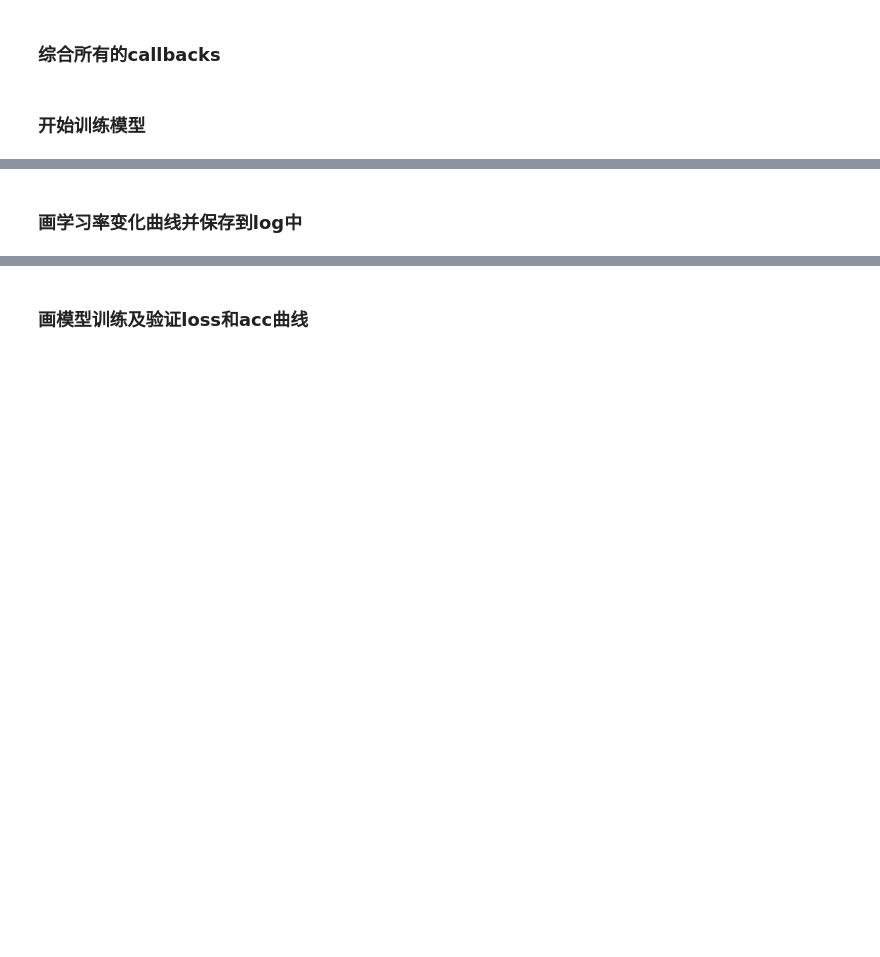
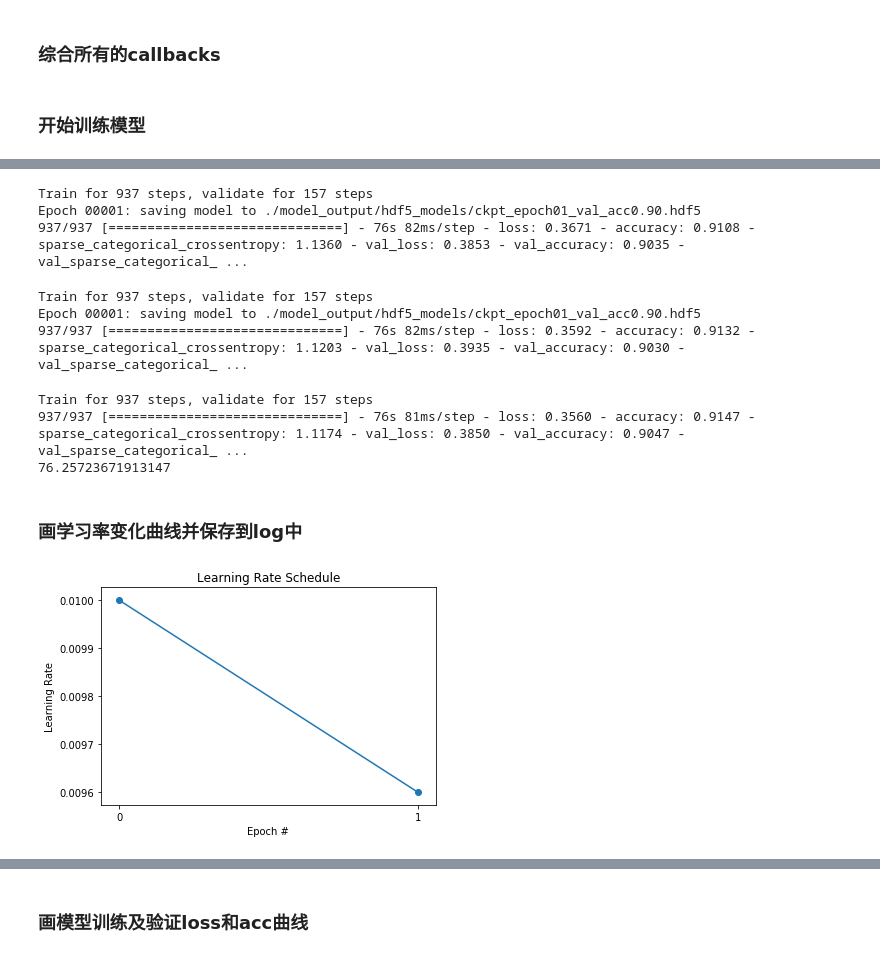
Before and after one commit to DLlearn/tf2_learn_and_code, a Jupyter notebook: 全流程model.fit模型训练方法.ipynb, the cells around one changed output, grey strips where cells are left out. Cells and saved outputs as stored; diff of their text form; code cells hidden in the pictures; blank space fills up the shorter version.

```diff
--- a/全流程model.fit模型训练方法.ipynb
+++ b/全流程model.fit模型训练方法.ipynb
@@ -238,0 +264,3 @@ Epoch 00005: saving model to ./model_output/hdf5_models/ckpt_epoch05_val_acc0.89
+# %%
+callbacks=[ckpt,earlystop,lr]
+H=model.fit(train_ds,epochs=epochs,steps_per_epoch=len(train_x)//batch_size,validation_data=test_ds,callbacks=callbacks,verbose=1)
@@ -239,5 +273,45 @@ Epoch 00005: saving model to ./model_output/hdf5_models/ckpt_epoch05_val_acc0.89
+# %%
+callbacks=[ckpt,earlystop]
+H=model.fit(train_ds,epochs=epochs,steps_per_epoch=len(train_x)//batch_size,validation_data=test_ds,callbacks=callbacks,verbose=1)
+# %% [output]
+Train for 937 steps, validate for 157 steps
+Epoch 00001: saving model to ./model_output/hdf5_models/ckpt_epoch01_val_acc0.90.hdf5
+937/937 [==============================] - 76s 82ms/step - loss: 0.3671 - accuracy: 0.9108 - sparse_categorical_crossentropy: 1.1360 - val_loss: 0.3853 - val_accuracy: 0.9035 - val_sparse_categorical_ ...
+# %%
+callbacks=[ckpt]
+H=model.fit(train_ds,epochs=epochs,steps_per_epoch=len(train_x)//batch_size,validation_data=test_ds,callbacks=callbacks,verbose=1)
+# %% [output]
+Train for 937 steps, validate for 157 steps
+Epoch 00001: saving model to ./model_output/hdf5_models/ckpt_epoch01_val_acc0.90.hdf5
+937/937 [==============================] - 76s 82ms/step - loss: 0.3592 - accuracy: 0.9132 - sparse_categorical_crossentropy: 1.1203 - val_loss: 0.3935 - val_accuracy: 0.9030 - val_sparse_categorical_ ...
+# %%
+a=time.time()
+
+H=model.fit(train_ds,epochs=epochs,steps_per_epoch=len(train_x)//batch_size,validation_data=test_ds,verbose=1)
+b=time.time()-a
+print(b)
+# %% [output]
+Train for 937 steps, validate for 157 steps
+937/937 [==============================] - 76s 81ms/step - loss: 0.3560 - accuracy: 0.9147 - sparse_categorical_crossentropy: 1.1174 - val_loss: 0.3850 - val_accuracy: 0.9047 - val_sparse_categorical_ ...
+76.25723671913147
 # %% [markdown]
 ### 画学习率变化曲线并保存到log中
+# %%
+def plot(lrs,title="Learning Rate Schedule"):
+    #计算学习率随epoch的变化值
+
+        epochs=np.arange(len(lrs))
+        plt.figure()
+        plt.plot(epochs,lrs)
+        plt.xticks(epochs)
+        plt.scatter(epochs,lrs)
+        plt.title(title)
+        plt.xlabel("Epoch #")
+        plt.ylabel("Learning Rate")
+plot(H.history['lr'])
+# plt.savefig(os.path.join(log_dir,'learning_rate.png'))
+# %% [output]
+[figure, added]
 # %%
 N = np.arange(epochs)
 lr_schedule.plot(N)
```
Also changed, not shown: parts of 11 cells of this notebook.
